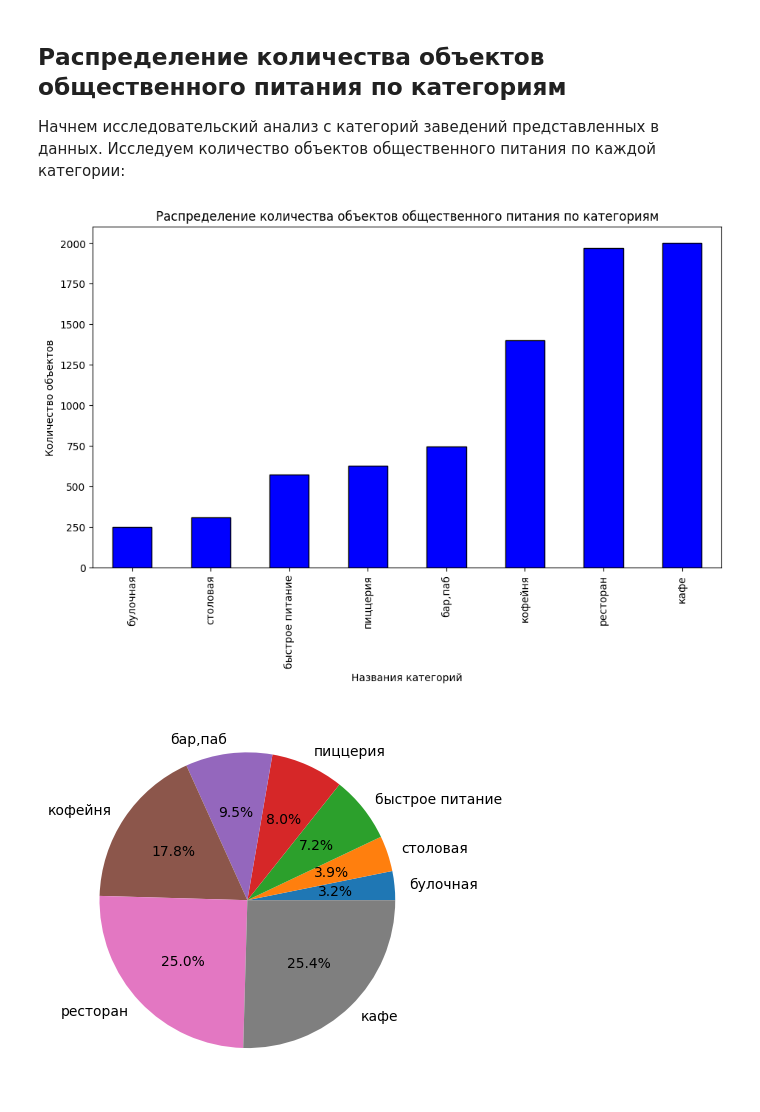
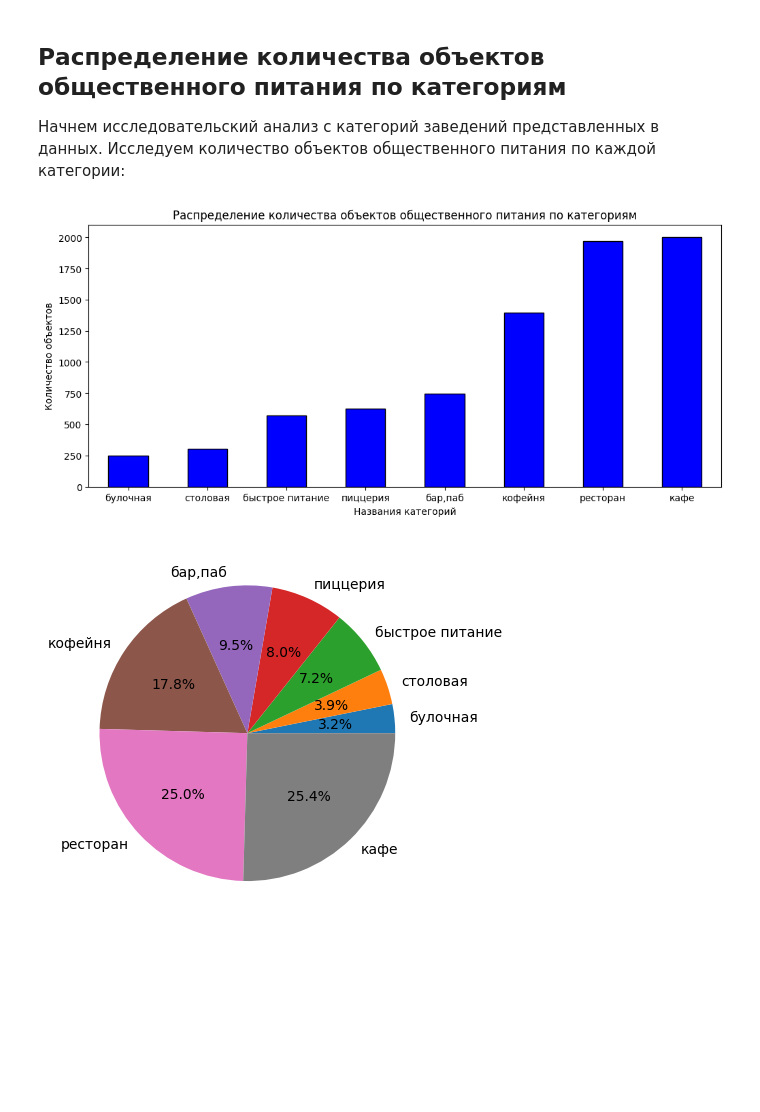
Before and after one commit to achezganov/msk_food_investment_research, a Jupyter notebook: EDA.ipynb, the cells around one changed output. Drawn from its saved outputs; the diff is of its cells as text; code cells hidden in the pictures; blank space fills up the shorter version.

```diff
--- a/EDA.ipynb
+++ b/EDA.ipynb
@@ -276,7 +278,8 @@ df['rating'] = df['rating'].astype('int8')
 # %%
 # Выполняем преобразование seats, middle_avg_bill и middle_coffee_cup
 
-change_cols = ['seats', 'middle_avg_bill', 'middle_coffee_cup']
+df['seats'] = df['seats'].astype('float32') # Эмпирическим путем было установлено, float16 приводик к ошибкам
+change_cols = ['middle_avg_bill', 'middle_coffee_cup']
 df[change_cols] = df[change_cols].astype('float16')
 # %%
 # Выведем результат преобразований
@@ -644,6 +647,8 @@ df[['hours', 'hours_on_week', 'hours_on_weekend'] + bool_cols]
 | 7281 | ежедневно, 11:30–05:00 | 87.50 | 35.0 | False | True | True | True | True |
 | 6866 | ежедневно, круглосуточно | 120.00 | 48.0 | True | True | True | True | True |
 7867 rows × 8 columns
+# %%
+df = df.reset_index(drop=True)
 # %% [markdown]
 Парсер отлично справился, все необходимые данные извлечены.
 # %% [markdown]
@@ -733,23 +737,24 @@ df[['hours', 'hours_on_week', 'hours_on_weekend'] + bool_cols]
 
 Начнем исследовательский анализ с категорий заведений представленных в данных. Исследуем количество объектов общественного питания по каждой категории:
 # %%
-# Для визуализации используем столбчатую диаграмму.
-
+# Формируем данные
 frac = df.groupby('category')['id'].count().sort_values()
 
-plt.figure(figsize=(11, 6))
+# Для визуализации используем столбчатую диаграмму.
 frac.plot(
     kind='bar',
     title='Распределение количества объектов общественного питания по категориям',
     xlabel='Названия категорий',
     ylabel='Количество объектов',
     color='Blue',
-    edgecolor='Black'
+    edgecolor='Black',
+    rot=0,
+    figsize=(12, 5)
 )
 
 plt.show()
 # %% [output]
-[figure, old version]
+[figure, new version]
 # %%
 # Используем круговую диаграмму для визуализации процентного соотношения категорий
 plt.pie(frac, autopct='%1.1f%%', labels=frac.index)
```
Also changed, not shown: parts of 54 cells of this notebook, 1 other file.
